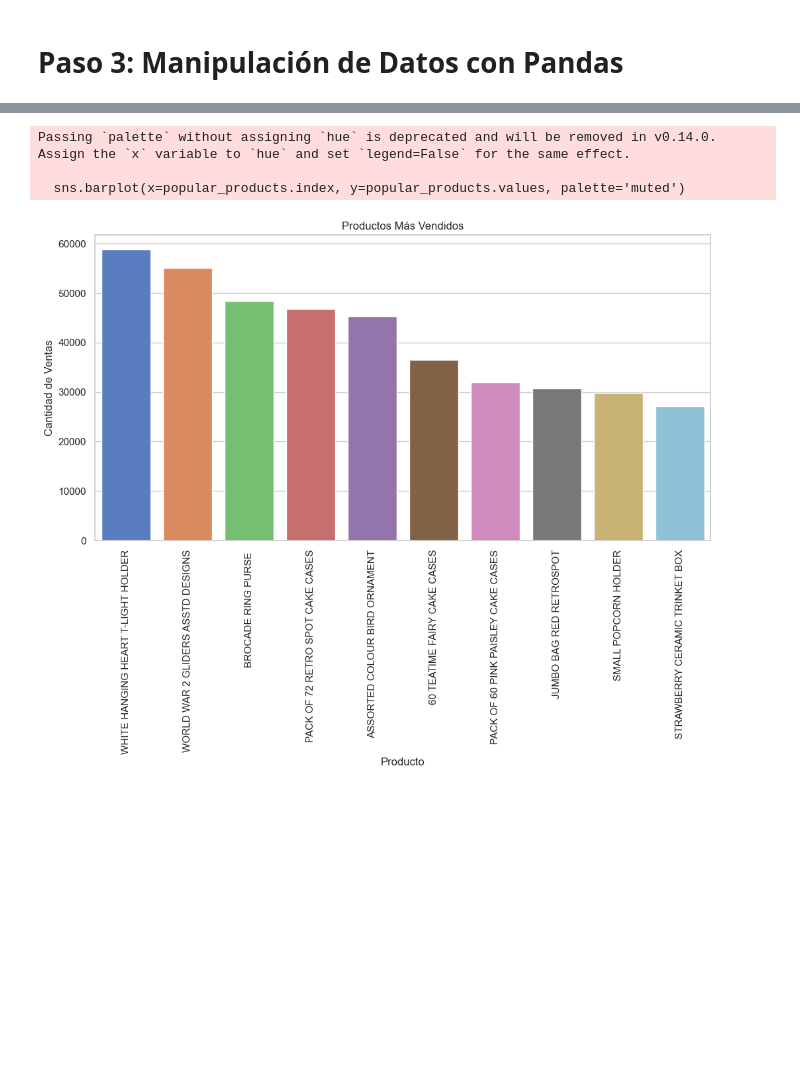
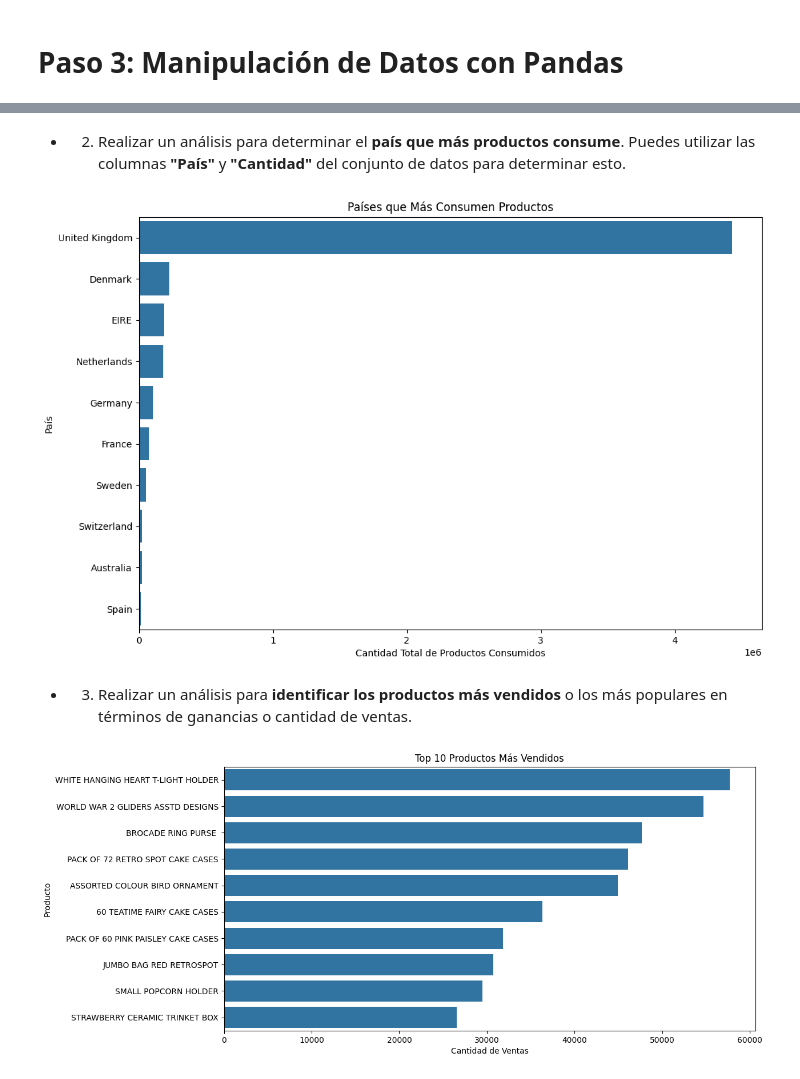
Before and after one commit to Naren-7/API-Google-Cloud, a Jupyter notebook: main.ipynb, the cells around one changed output, grey strips where cells are left out. Drawn from its saved outputs; the diff is of its cells as text; code cells hidden in the pictures; blank space fills up the shorter version.

```diff
--- a/main.ipynb
+++ b/main.ipynb
@@ -79,17 +91,44 @@ Passing `palette` without assigning `hue` is deprecated and will be removed in v
+# %% [markdown]
+- 2.  Realizar un análisis para determinar el **país que más productos consume**. Puedes utilizar
+las columnas **"País"** y **"Cantidad"** del conjunto de datos para determinar esto.
+# %%
+# Agrupar por país y sumar la cantidad de productos consumidos
+consumption_by_country = df.groupby('Country')['Quantity'].sum().reset_index()
+
+# Ordenar el DataFrame por cantidad de productos consumidos de forma descendente
+sorted_consumption_by_country = consumption_by_country.sort_values(by='Quantity', ascending=False).head(10)
+
+# Crear el gráfico de barras utilizando Seaborn
+plt.figure(figsize=(12, 8))
+sns.barplot(x='Quantity', y='Country', data=sorted_consumption_by_country)
+
+# Configurar el gráfico
+plt.xlabel('Cantidad Total de Productos Consumidos')
+plt.ylabel('País')
+plt.title('Países que Más Consumen Productos')
+
+plt.show()
+# %% [output]
+[figure, added]
+# %% [markdown]
+- 3. Realizar un análisis para **identificar los productos más vendidos** o los más populares en
+términos de ganancias o cantidad de ventas.
 # %%
-# Identificar los productos más vendidos
-popular_products = filtered_df.groupby('Description')['Quantity'].sum().sort_values(ascending=False).head(10)
+import seaborn as sns
+import matplotlib.pyplot as plt
 
-# Gráfico de barras para mostrar los productos más vendidos
+# Calcular el total de ventas por producto
+product_sales = df.groupby('Description')['Quantity'].sum().reset_index()
+
+# Ordenar los productos por cantidad de ventas de forma descendente
+sorted_products = product_sales.sort_values(by='Quantity', ascending=False).head(10)
+
+# Crear una visualización usando Seaborn para mostrar los productos más vendidos
 plt.figure(figsize=(12, 6))
-sns.barplot(x=popular_products.index, y=popular_products.values, palette='muted')
-plt.xlabel('Producto')
-plt.ylabel('Cantidad de Ventas')
-plt.title('Productos Más Vendidos')
-plt.xticks(rotation=90)
+sns.barplot(x='Quantity', y='Description', data=sorted_products)
+plt.xlabel('Cantidad de Ventas')
+plt.ylabel('Producto')
+plt.title('Top 10 Productos Más Vendidos')
 plt.show()
 # %% [output]
-Passing `palette` without assigning `hue` is deprecated and will be removed in v0.14.0. Assign the `x` variable to `hue` and set `legend=False` for the same effect.
-
-  sns.barplot(x=popular_products.index, y=popular_products.values, palette='muted')
-[figure, old version]
+[figure, new version]
```
Also changed, not shown: parts of 11 cells of this notebook, 1 other file.
